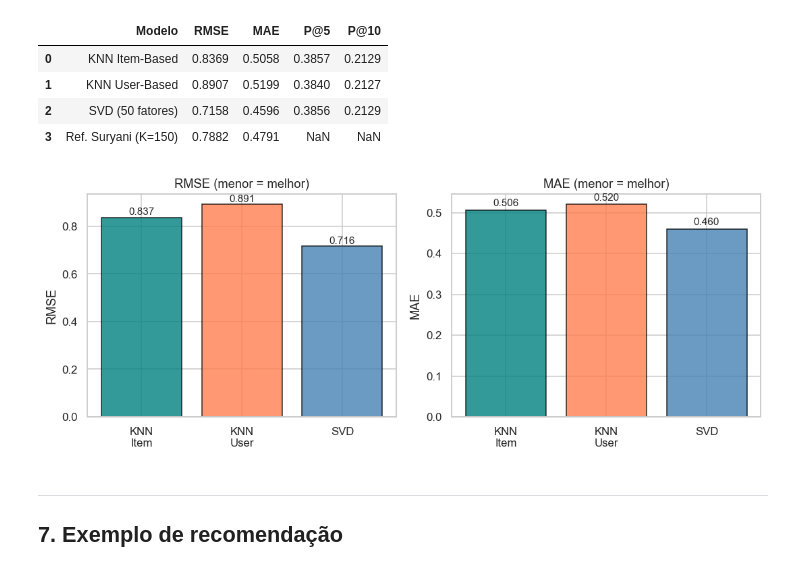
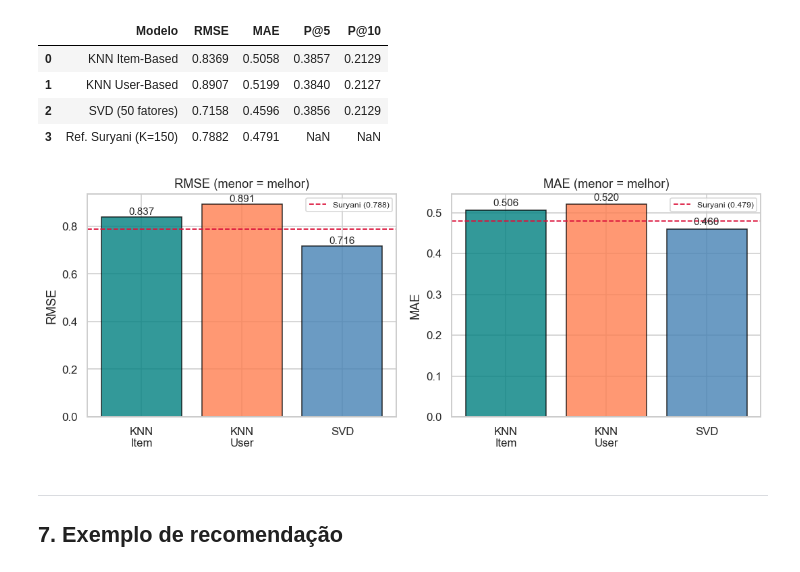
Before and after one commit to guilhermersduarte/Projeto-Aplicado3-Grupo12, a Jupyter notebook: notebooks/03_MODEL_knn_preview.ipynb, the cells around one changed output. Cells and saved outputs as stored; diff of their text form; code cells hidden in the pictures.

```diff
--- a/notebooks/03_MODEL_knn_preview.ipynb
+++ b/notebooks/03_MODEL_knn_preview.ipynb
@@ -228,37 +228,40 @@ display(results.round(4))
 | 2 | SVD (50 fatores) | 0.7158 | 0.4596 | 0.3856 | 0.2129 |
 | 3 | Ref. Suryani (K=150) | 0.7882 | 0.4791 | NaN | NaN |
 # %%
-# Gráfico comparativo RMSE / MAE
+# Gráfico comparativo RMSE / MAE (com referência Suryani)
 fig, axes = plt.subplots(1, 2, figsize=(10, 4))
 
 models = ['KNN\nItem', 'KNN\nUser', 'SVD']
 colors = ['teal', 'coral', 'steelblue']
 
 # RMSE
 rmse_vals = [rmse_item, rmse_user, rmse_svd]
 bars = axes[0].bar(models, rmse_vals, color=colors, edgecolor='black', alpha=0.8)
+axes[0].axhline(0.7882, color='crimson', linestyle='--', linewidth=1.2, label='Suryani (0.788)')
 axes[0].set_title('RMSE (menor = melhor)')
 axes[0].set_ylabel('RMSE')
+axes[0].legend(fontsize=8)
 
 for bar, val in zip(bars, rmse_vals):
     axes[0].text(bar.get_x() + bar.get_width()/2, bar.get_height() + 0.01, f'{val:.3f}',
                 ha='center', fontsize=10)
 
 # MAE
 mae_vals = [mae_item, mae_user, mae_svd]
 bars = axes[1].bar(models, mae_vals, color=colors, edgecolor='black', alpha=0.8)
-
+axes[1].axhline(0.4791, color='crimson', linestyle='--', linewidth=1.2, label='Suryani (0.479)')
 axes[1].set_title('MAE (menor = melhor)')
 axes[1].set_ylabel('MAE')
+axes[1].legend(fontsize=8)
 
 for bar, val in zip(bars, mae_vals):
     axes[1].text(bar.get_x() + bar.get_width()/2, bar.get_height() + 0.01, f'{val:.3f}',
                 ha='center', fontsize=10)
 
 plt.tight_layout()
 plt.show()
 # %% [output]
-[figure, old version]
+[figure, new version]
 # %% [markdown]
 ---
 ## 7. Exemplo de recomendação
```
Also changed, not shown: parts of 3 cells of this notebook, 4 other files.
